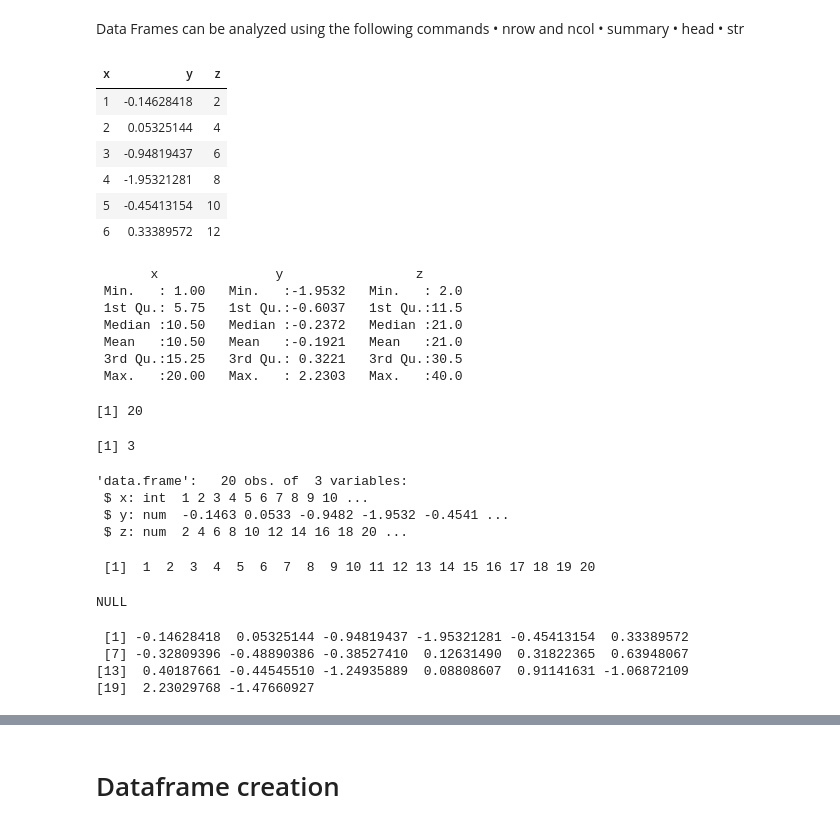
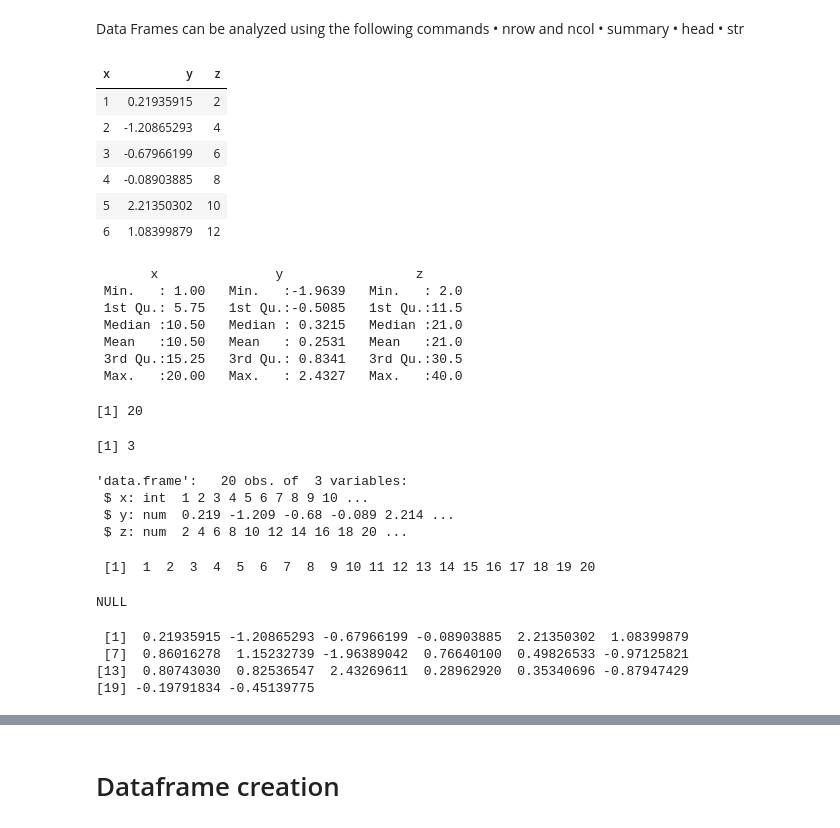
Before and after one commit to andrgig/Data-Science-for-Management, a Jupyter notebook: R Course for Data Science.ipynb, the cells around one changed output, grey strips where cells are left out. Saved outputs shown, nothing was run; the diff lists cells and outputs as text; code cells hidden in the pictures.

```diff
--- a/R Course for Data Science.ipynb
+++ b/R Course for Data Science.ipynb
@@ -969,9 +972,9 @@ Rows and columns can be accessed through indexes, which can be numeric or associ
 - df[ 1:3, 4:5 ]
 # %%
 #data frames
-df <- data.frame(x = seq_len(20), y =rnorm(20), z = 2*seq_len(20))
+df1 <- data.frame(x = seq_len(20), y =rnorm(20), z = 2*seq_len(20))
 
-df$x
+df1$x
 # %% [output]
  [1]  1  2  3  4  5  6  7  8  9 10 11 12 13 14 15 16 17 18 19 20
 # %% [markdown]
@@ -981,23 +984,23 @@ Data Frames can be analyzed using the following commands
 • head
 • str
 # %%
-head(df)
+head(df1)
 # %% [output]
 | x | y | z |
-| 1 | -0.14628418 | 2 |
-| 2 | 0.05325144 | 4 |
-| 3 | -0.94819437 | 6 |
-| 4 | -1.95321281 | 8 |
-| 5 | -0.45413154 | 10 |
-| 6 | 0.33389572 | 12 |
+| 1 | 0.21935915 | 2 |
+| 2 | -1.20865293 | 4 |
+| 3 | -0.67966199 | 6 |
+| 4 | -0.08903885 | 8 |
+| 5 | 2.21350302 | 10 |
+| 6 | 1.08399879 | 12 |
 # %%
-summary(df)
+summary(df1)
 # %% [output]
        x               y                 z
- Min.   : 1.00   Min.   :-1.9532   Min.   : 2.0
- 1st Qu.: 5.75   1st Qu.:-0.6037   1st Qu.:11.5
- Median :10.50   Median :-0.2372   Median :21.0
- Mean   :10.50   Mean   :-0.1921   Mean   :21.0
- 3rd Qu.:15.25   3rd Qu.: 0.3221   3rd Qu.:30.5
- Max.   :20.00   Max.   : 2.2303   Max.   :40.0
+ Min.   : 1.00   Min.   :-1.9639   Min.   : 2.0
+ 1st Qu.: 5.75   1st Qu.:-0.5085   1st Qu.:11.5
+ Median :10.50   Median : 0.3215   Median :21.0
+ Mean   :10.50   Mean   : 0.2531   Mean   :21.0
+ 3rd Qu.:15.25   3rd Qu.: 0.8341   3rd Qu.:30.5
+ Max.   :20.00   Max.   : 2.4327   Max.   :40.0
 # %%
@@ -1006,21 +1009,21 @@ nrow(df); ncol(df)
 [1] 20
 [1] 3
 # %%
-str(df)
+str(df1)
 # %% [output]
 'data.frame':   20 obs. of  3 variables:
  $ x: int  1 2 3 4 5 6 7 8 9 10 ...
- $ y: num  -0.1463 0.0533 -0.9482 -1.9532 -0.4541 ...
+ $ y: num  0.219 -1.209 -0.68 -0.089 2.214 ...
  $ z: num  2 4 6 8 10 12 14 16 18 20 ...
 # %%
-names(df)[1] <- "column1"
-df$column1
-df$x
-df$y
+names(df1)[1] <- "column1"
+df1$column1
+df1$x
+df1$y
 # %% [output]
  [1]  1  2  3  4  5  6  7  8  9 10 11 12 13 14 15 16 17 18 19 20
 NULL
- [1] -0.14628418  0.05325144 -0.94819437 -1.95321281 -0.45413154  0.33389572
- [7] -0.32809396 -0.48890386 -0.38527410  0.12631490  0.31822365  0.63948067
-[13]  0.40187661 -0.44545510 -1.24935889  0.08808607  0.91141631 -1.06872109
-[19]  2.23029768 -1.47660927
+ [1]  0.21935915 -1.20865293 -0.67966199 -0.08903885  2.21350302  1.08399879
+ [7]  0.86016278  1.15232739 -1.96389042  0.76640100  0.49826533 -0.97125821
+[13]  0.80743030  0.82536547  2.43269611  0.28962920  0.35340696 -0.87947429
+[19] -0.19791834 -0.45139775
```
Also changed, not shown: parts of 38 cells of this notebook.
